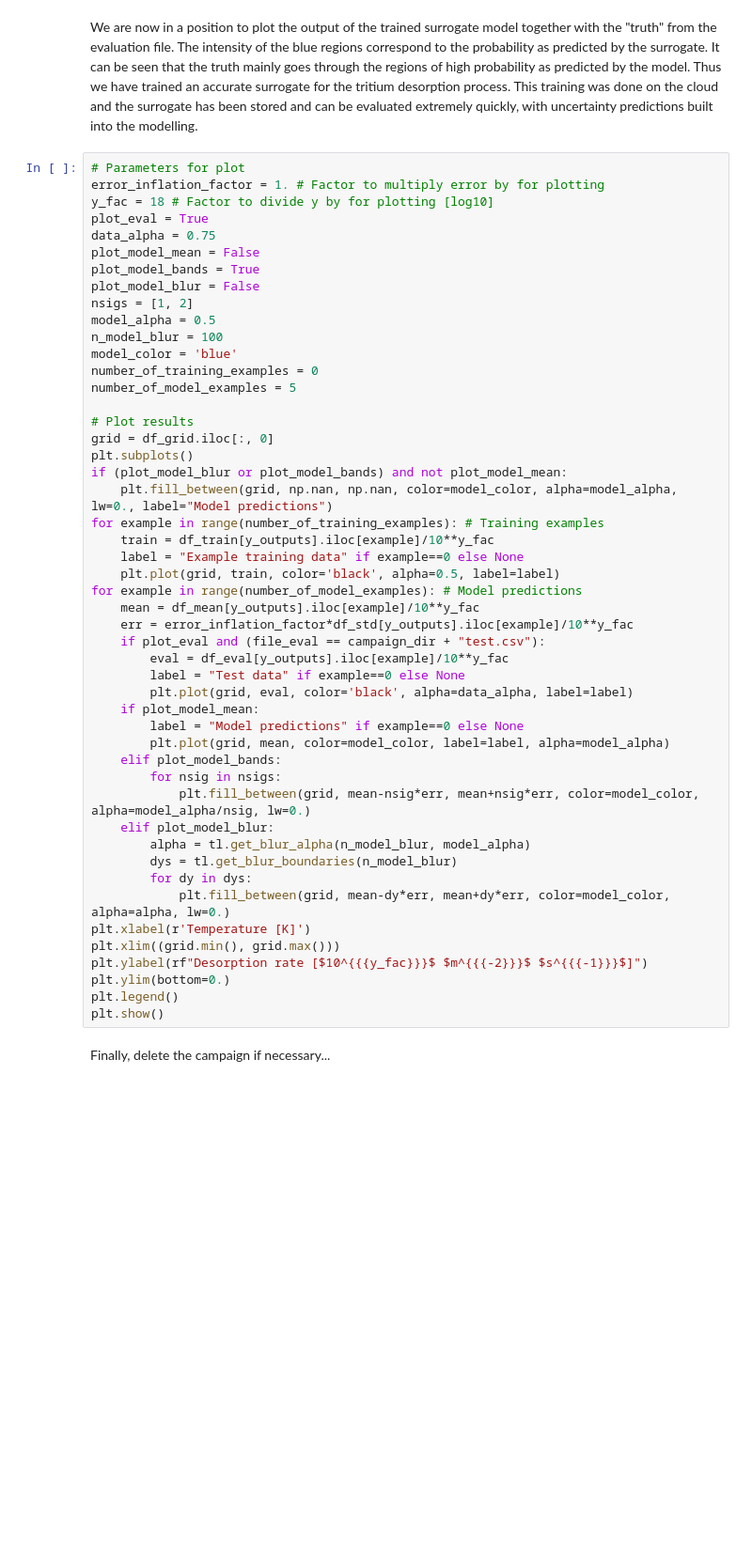
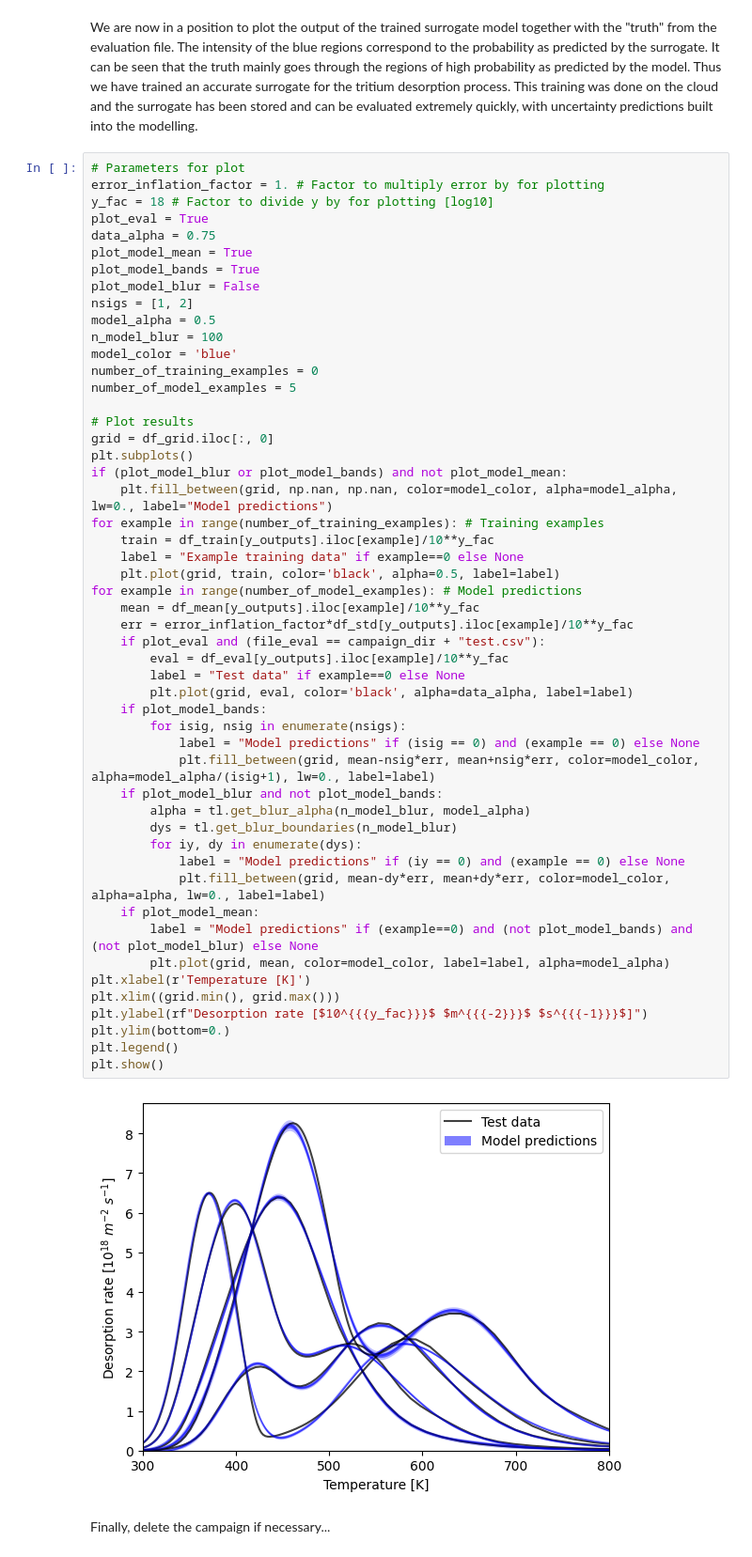
Before and after one commit to digiLab-ai/TritiumDesorption, a Jupyter notebook: demo.ipynb, the cells around one changed output. Shown at 94% size. Drawn from its saved outputs; the diff is of its cells as text; blank space fills up the shorter version.

```diff
--- a/demo.ipynb
+++ b/demo.ipynb
@@ -119,49 +198,53 @@ error_inflation_factor = 1. # Factor to multiply error by for plotting
 y_fac = 18 # Factor to divide y by for plotting [log10]
 plot_eval = True
 data_alpha = 0.75
-plot_model_mean = False
+plot_model_mean = True
 plot_model_bands = True
 plot_model_blur = False
 nsigs = [1, 2]
 model_alpha = 0.5
 n_model_blur = 100
 model_color = 'blue'
 number_of_training_examples = 0
 number_of_model_examples = 5
 
 # Plot results
 grid = df_grid.iloc[:, 0]
 plt.subplots()
 if (plot_model_blur or plot_model_bands) and not plot_model_mean:
     plt.fill_between(grid, np.nan, np.nan, color=model_color, alpha=model_alpha, lw=0., label="Model predictions")
 for example in range(number_of_training_examples): # Training examples
     train = df_train[y_outputs].iloc[example]/10**y_fac
     label = "Example training data" if example==0 else None
     plt.plot(grid, train, color='black', alpha=0.5, label=label)
 for example in range(number_of_model_examples): # Model predictions
     mean = df_mean[y_outputs].iloc[example]/10**y_fac
     err = error_inflation_factor*df_std[y_outputs].iloc[example]/10**y_fac
     if plot_eval and (file_eval == campaign_dir + "test.csv"):
         eval = df_eval[y_outputs].iloc[example]/10**y_fac
         label = "Test data" if example==0 else None
         plt.plot(grid, eval, color='black', alpha=data_alpha, label=label)
-    if plot_model_mean:
-        label = "Model predictions" if example==0 else None
-        plt.plot(grid, mean, color=model_color, label=label, alpha=model_alpha)
-    elif plot_model_bands:
-        for nsig in nsigs:
-            plt.fill_between(grid, mean-nsig*err, mean+nsig*err, color=model_color, alpha=model_alpha/nsig, lw=0.)
-    elif plot_model_blur:
+    if plot_model_bands:
+        for isig, nsig in enumerate(nsigs):
+            label = "Model predictions" if (isig == 0) and (example == 0) else None
+            plt.fill_between(grid, mean-nsig*err, mean+nsig*err, color=model_color, alpha=model_alpha/(isig+1), lw=0., label=label)
+    if plot_model_blur and not plot_model_bands:
         alpha = tl.get_blur_alpha(n_model_blur, model_alpha)
         dys = tl.get_blur_boundaries(n_model_blur)
-        for dy in dys:
-            plt.fill_between(grid, mean-dy*err, mean+dy*err, color=model_color, alpha=alpha, lw=0.)
+        for iy, dy in enumerate(dys):
+            label = "Model predictions" if (iy == 0) and (example == 0) else None
+            plt.fill_between(grid, mean-dy*err, mean+dy*err, color=model_color, alpha=alpha, lw=0., label=label)
+    if plot_model_mean:
+        label = "Model predictions" if (example==0) and (not plot_model_bands) and (not plot_model_blur) else None
+        plt.plot(grid, mean, color=model_color, label=label, alpha=model_alpha)
 plt.xlabel(r'Temperature [K]')
 plt.xlim((grid.min(), grid.max()))
 plt.ylabel(rf"Desorption rate [$10^{{{y_fac}}}$ $m^{{{-2}}}$ $s^{{{-1}}}$]")
 plt.ylim(bottom=0.)
 plt.legend()
 plt.show()
+# %% [output]
+[figure, added]
 # %% [markdown]
 Finally, delete the campaign if necessary...
 # %%
```
Also changed, not shown: parts of 12 cells of this notebook.
